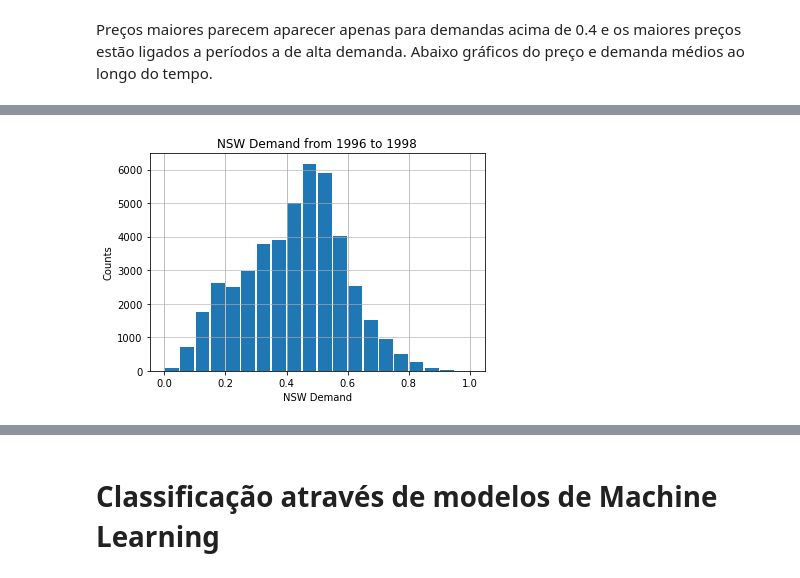
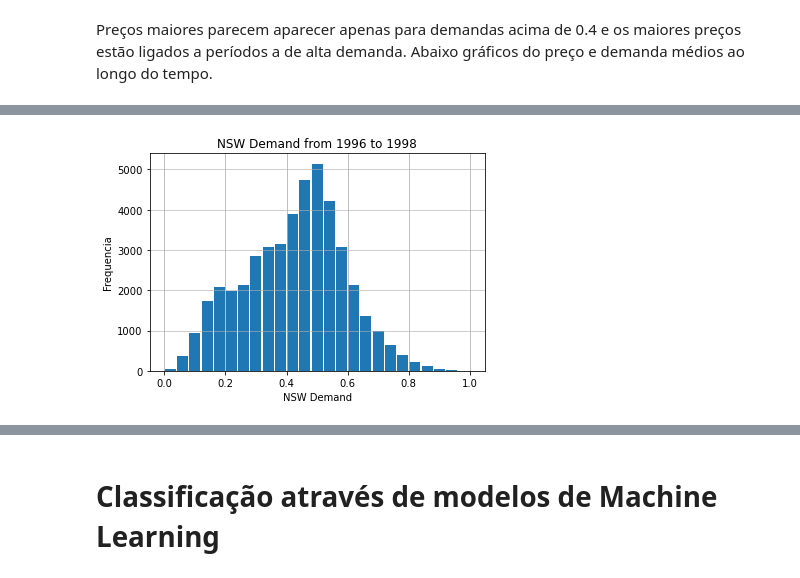
Before and after one commit to fernandops21/Case-Electricty, a Jupyter notebook: Case Electricity - Genial .ipynb, the cells around one changed output, grey strips where cells are left out. Cells and saved outputs as stored; diff of their text form; code cells hidden in the pictures.

```diff
--- a/Case Electricity - Genial .ipynb
+++ b/Case Electricity - Genial .ipynb
@@ -104,2 +105,2 @@ dtype: object
 # %%
-#df['period'] = df['period'].astype('category')
+df['period'] = df['period'].astype('category')
@@ -193,8 +209,9 @@ plt.grid(axis='y', alpha=0.75)
 # %%
-df.nswdemand.plot.hist(grid=True,bins=20,rwidth=0.9)
+df.nswdemand.plot.hist(grid=True,bins=25,rwidth=0.9)
 plt.title('NSW Demand from 1996 to 1998')
-plt.ylabel('Counts')
+plt.ylabel('Frequencia')
 plt.xlabel('NSW Demand')
 plt.grid(axis='y', alpha=0.75)
+plt.show()
 # %% [output]
-[figure, old version]
+[figure, new version]
```
Also changed, not shown: parts of 95 cells of this notebook, 2 other files.
